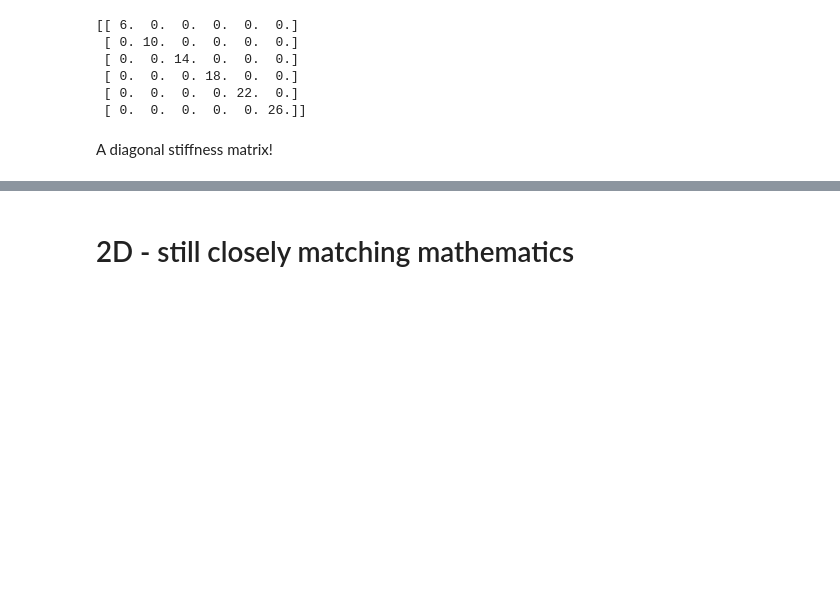
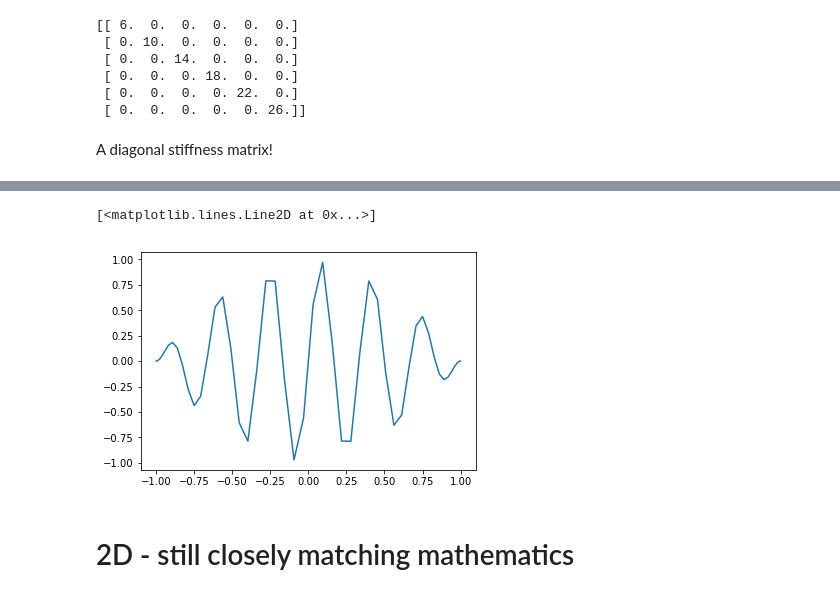
Before and after one commit to spectralDNS/shenfun, a Jupyter notebook: binder/Shenfun introduction.ipynb, the cells around one changed output, grey strips where cells are left out. Drawn from its saved outputs; the diff is of its cells as text; code cells hidden in the pictures; blank space fills up the shorter version.

```diff
--- a/binder/Shenfun introduction.ipynb
+++ b/binder/Shenfun introduction.ipynb
@@ -282,0 +297,21 @@ A diagonal stiffness matrix!
+# %%
+# Solve Poisson's equation
+import matplotlib.pyplot as plt
+from sympy import symbols, sin, lambdify
+from shenfun import *
+
+# Use sympy to compute manufactured solution
+x = symbols("x")
+ue = sin(6*np.pi*x)*(1-x**2) # `ue` is the manufactured solution
+fe = ue.diff(x, 2) # `fe` is Poisson's right hand side for `ue`
+
+SD = Basis(50, 'Chebyshev', bc=(0, 0))
+u = TrialFunction(SD)
+v = TestFunction(SD)
+
+b = inner(v, Array(SD, buffer=fe)) # Array is initialized with `fe`
+A = inner(v, div(grad(u)))
+
+uh = Function(SD)
+uh = A.solve(b, uh) # Very fast solver due to Jie Shen
+print(uh.backward()-Array(SD, buffer=ue))
@@ -283,3 +332,8 @@ A diagonal stiffness matrix!
+# %%
+plt.plot(SD.mesh(), uh.backward())
+# %% [output]
+[<matplotlib.lines.Line2D at 0x...>]
+[figure, added]
 # %% [markdown]
 # 2D - still closely matching mathematics
 # %%
```
Also changed, not shown: parts of 46 cells of this notebook, 2 other files.
